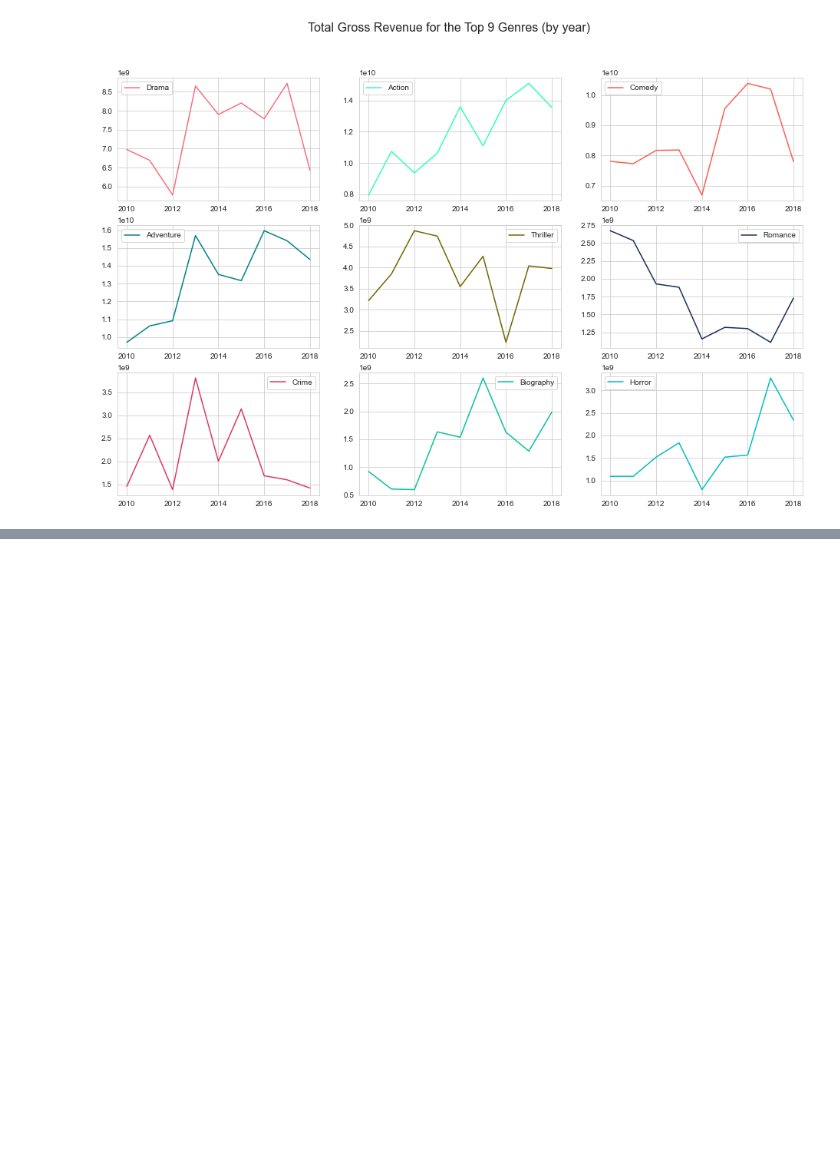
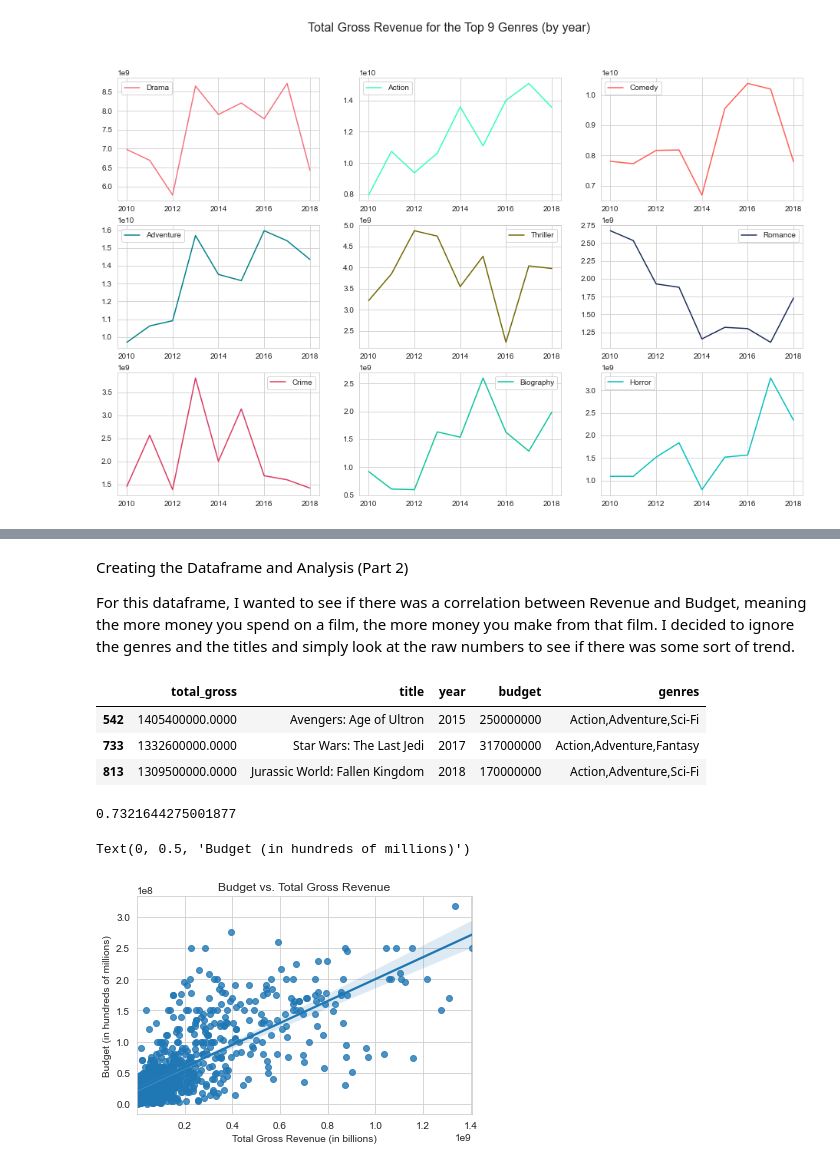
Before and after one commit to justinweible/movie_analysis_for_microsoft, a Jupyter notebook: Movie_titles_analysis.ipynb, the cells around one changed output, grey strips where cells are left out. Cells and saved outputs as stored; diff of their text form; code cells hidden in the pictures; blank space fills up the shorter version.

Commit message:
Created new budget visualization, merged with main notebook

```diff
--- a/Movie_titles_analysis.ipynb
+++ b/Movie_titles_analysis.ipynb
@@ -276,0 +303,9 @@ gross_df.loc['Horror'].plot(label = "Horror",color='c',ax = ax[2][2],legend=True
+# %%
+movie_titles_budget.dropna(axis=0, how='any', inplace=True)
+# %%
+movie_titles_budget['foreign_gross'] = movie_titles_budget.foreign_gross.str.split(',').str.join('').astype(float)
+# %%
+movie_titles_budget['total_gross'] = movie_titles_budget['domestic_gross'] + movie_titles_budget['foreign_gross']
+# %%
+movie_titles_budget = movie_titles_budget[['title', 'studio', 'genres', 'total_gross', 'budget', 'year',  'numvotes']]
+movie_titles_budget.head()
@@ -276,0 +319,29 @@ gross_df.loc['Horror'].plot(label = "Horror",color='c',ax = ax[2][2],legend=True
+# %% [markdown]
+Creating the Dataframe and Analysis (Part 2)
+
+For this dataframe, I wanted to see if there was a correlation between Revenue and Budget, meaning the more money you spend on a film, the more money you make from that film.
+I decided to ignore the genres and the titles and simply look at the raw numbers to see if there was some sort of trend.
+# %%
+info2 = pd.DataFrame(movie_titles_budget['total_gross'].sort_values(ascending=False))
+data_set = ['title', 'year', 'budget', 'genres']
+for i in data_set:
+    info2[i] = movie_titles_budget[i]
+info2.head(3)
+# %% [output]
+|  | total_gross | title | year | budget | genres |
+| 542 | 1405400000.0000 | Avengers: Age of Ultron | 2015 | 250000000 | Action,Adventure,Sci-Fi |
+| 733 | 1332600000.0000 | Star Wars: The Last Jedi | 2017 | 317000000 | Action,Adventure,Fantasy |
+| 813 | 1309500000.0000 | Jurassic World: Fallen Kingdom | 2018 | 170000000 | Action,Adventure,Sci-Fi |
+# %%
+movie_corr = movie_titles_budget.corr()
+movie_corr.loc['total_gross', 'budget']
+# %% [output]
+0.7321644275001877
+# %%
+sns.regplot(x=movie_titles_budget['total_gross'], y=movie_titles_budget['budget'])
+plt.title('Budget vs. Total Gross Revenue')
+plt.xlabel('Total Gross Revenue (in billions)')
+plt.ylabel('Budget (in hundreds of millions)')
+# %% [output]
+Text(0, 0.5, 'Budget (in hundreds of millions)')
+[figure, added]
```
Also changed, not shown: parts of 12 cells of this notebook, 5 other files.
